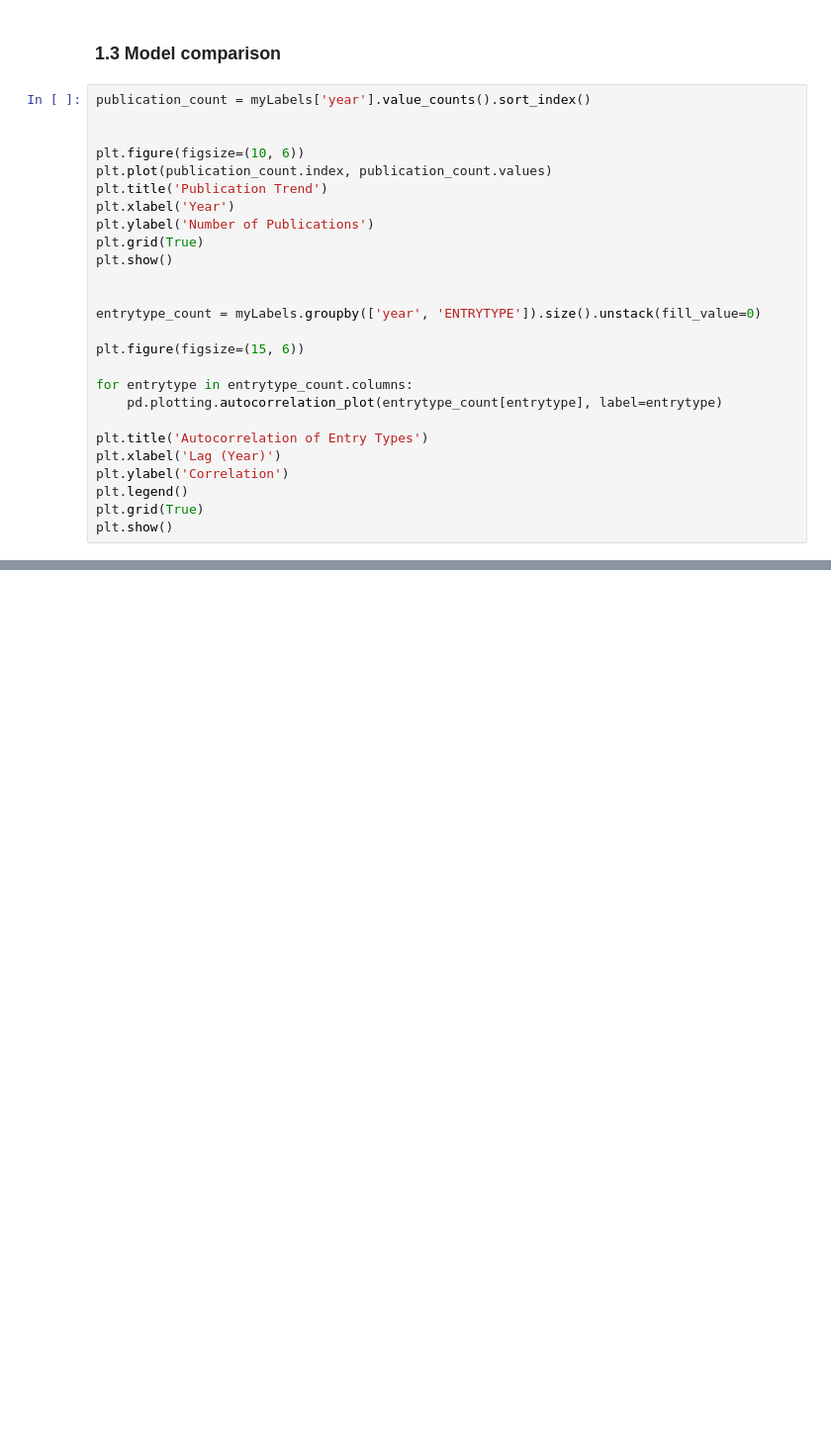
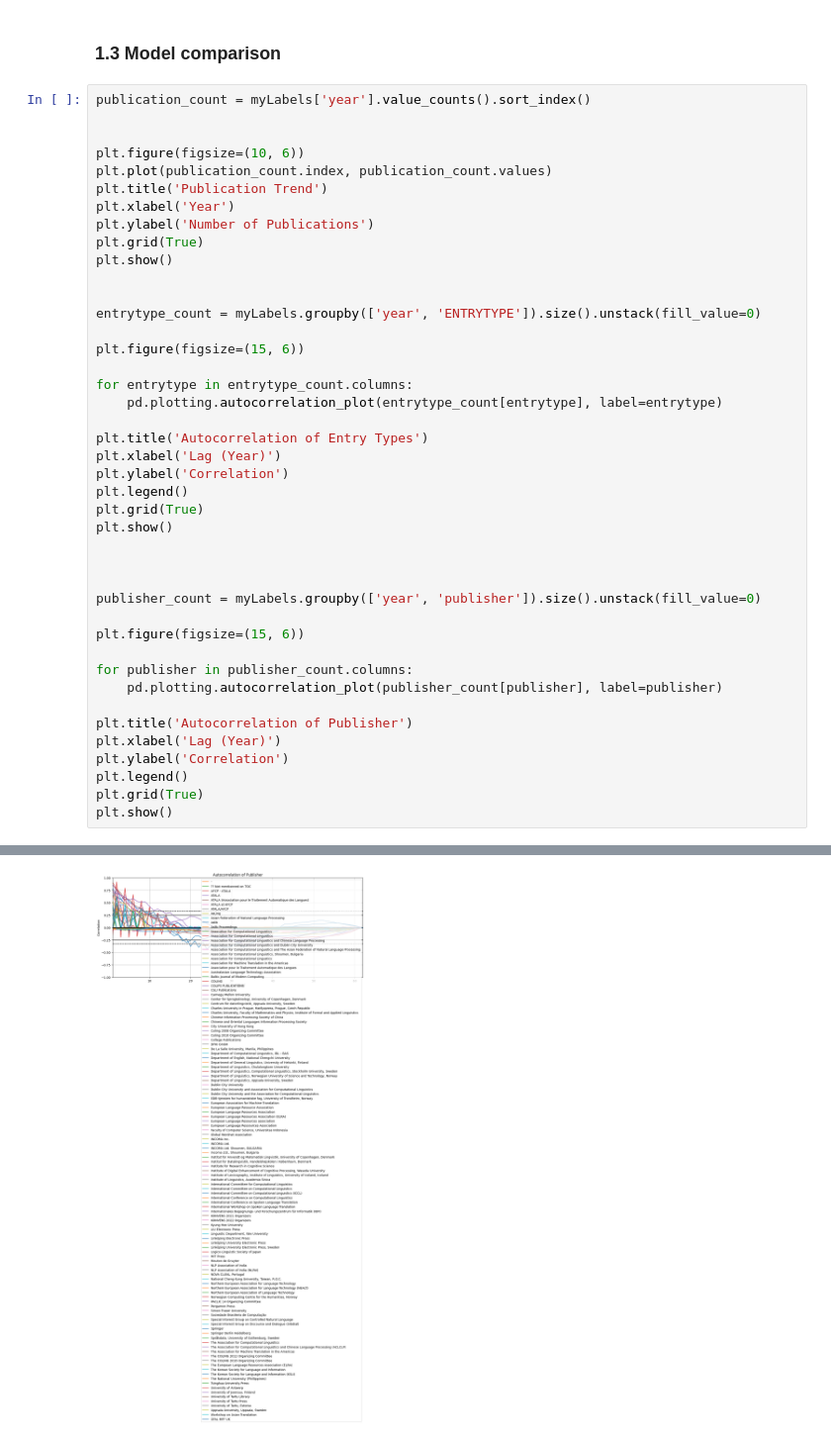
Before and after one commit to larshanen/MLChallenge, a Jupyter notebook: notebooks/Rick_round1.ipynb, the cells around one changed output, grey strips where cells are left out. Shown at 99% size. Drawn from its saved outputs; the diff is of its cells as text; blank space fills up the shorter version.

```diff
--- a/notebooks/Rick_round1.ipynb
+++ b/notebooks/Rick_round1.ipynb
@@ -56,6 +54,22 @@ plt.ylabel('Correlation')
 plt.legend()
 plt.grid(True)
 plt.show()
+
+
+
+publisher_count = myLabels.groupby(['year', 'publisher']).size().unstack(fill_value=0)
+
+plt.figure(figsize=(15, 6))
+
+for publisher in publisher_count.columns:
+    pd.plotting.autocorrelation_plot(publisher_count[publisher], label=publisher)
+
+plt.title('Autocorrelation of Publisher')
+plt.xlabel('Lag (Year)')
+plt.ylabel('Correlation')
+plt.legend()
+plt.grid(True)
+plt.show()
 # %% [output]
 [figure]
 [figure]
@@ -61,0 +77 @@ plt.show()
+[figure, added]
```
Also changed, not shown: parts of 2 cells of this notebook.
